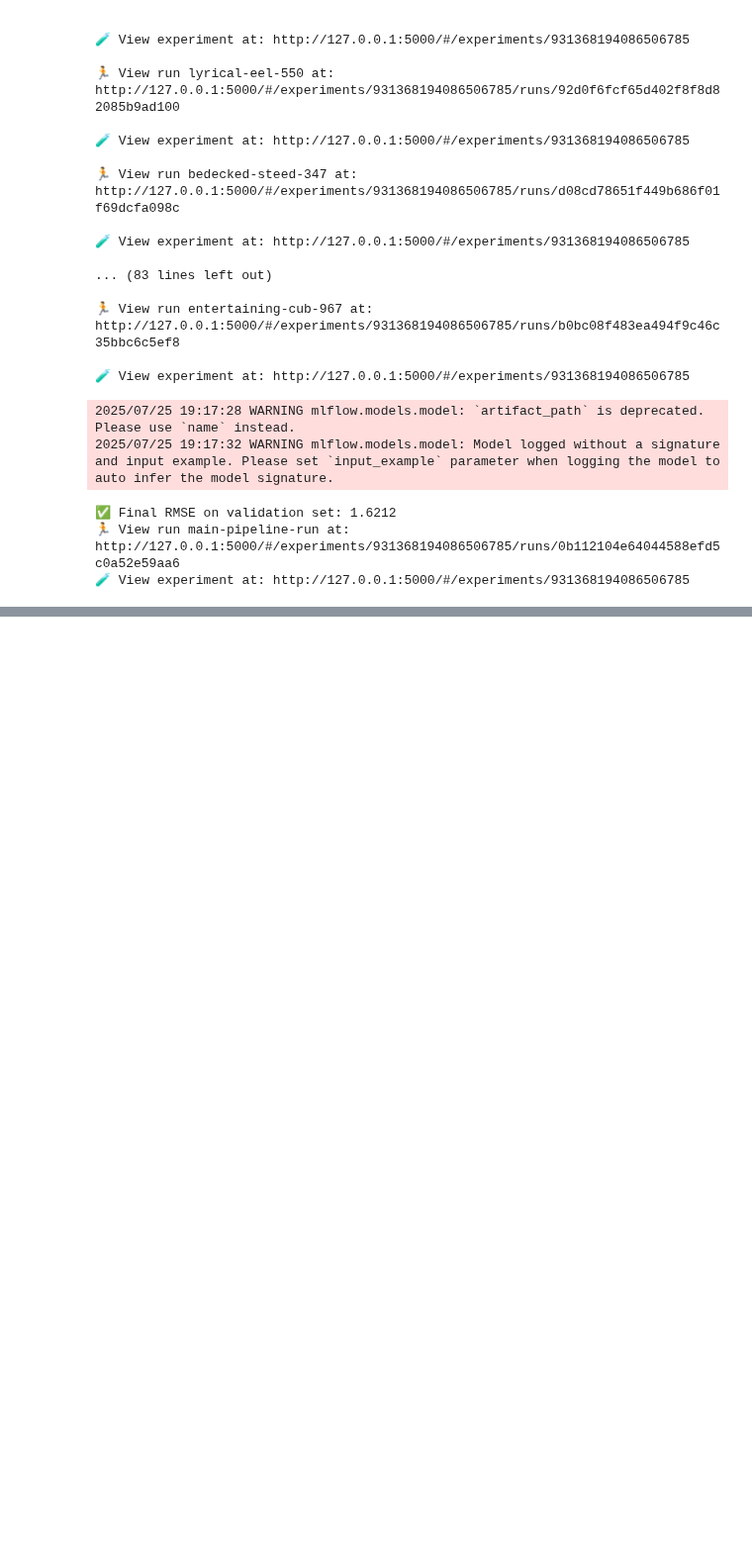
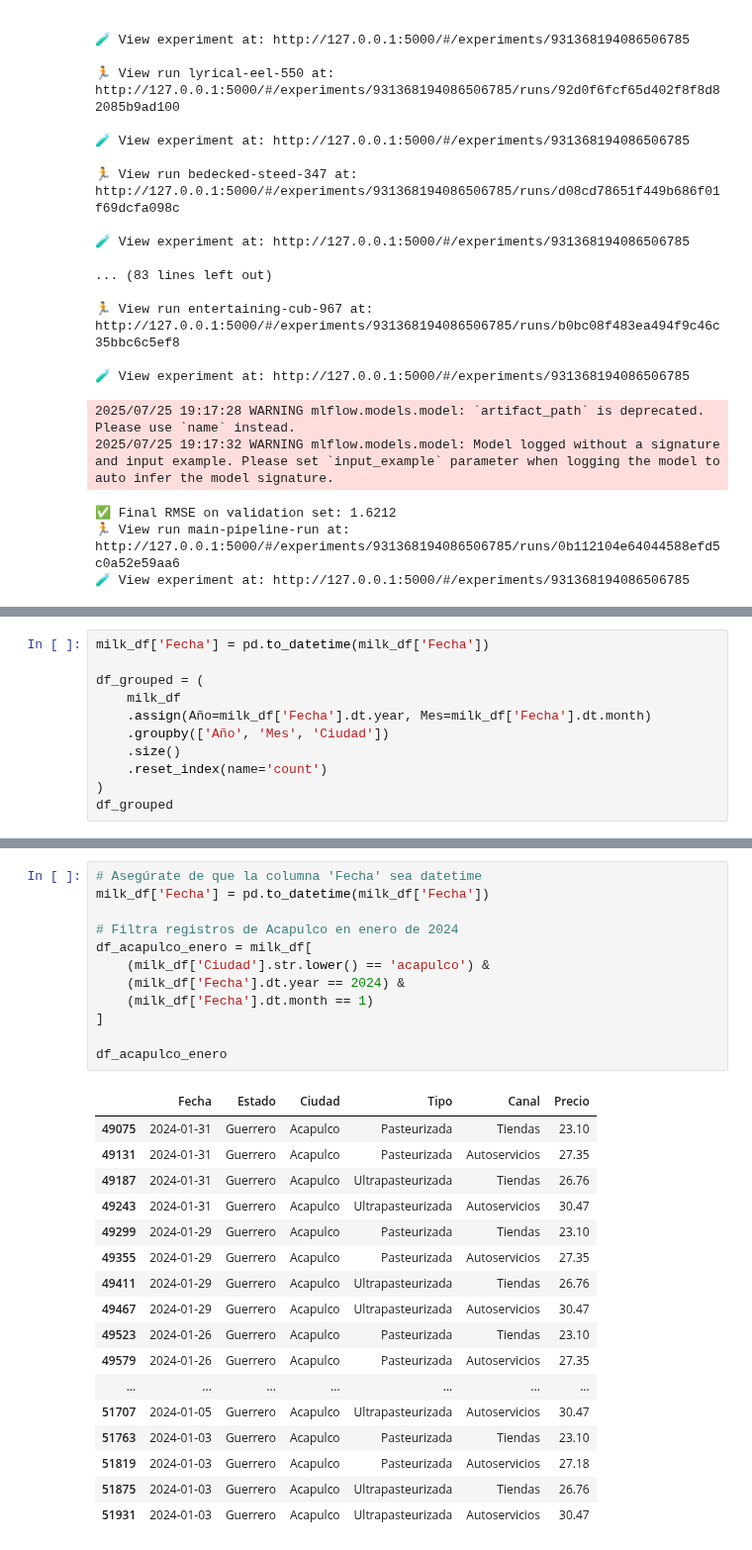
Before and after one commit to Maxkaizo/milk_price_prediction, a Jupyter notebook: lab/eda_and_train.ipynb, the cells around one changed output, grey strips where cells are left out. Shown at 99% size. Saved outputs shown, nothing was run; the diff lists cells and outputs as text; blank space fills up the shorter version.

```diff
--- a/lab/eda_and_train.ipynb
+++ b/lab/eda_and_train.ipynb
@@ -989,0 +1042,11 @@ Created version '2' of model 'milk-price-predictor'.
+# %%
+milk_df['Fecha'] = pd.to_datetime(milk_df['Fecha'])
+
+df_grouped = (
+    milk_df
+    .assign(Año=milk_df['Fecha'].dt.year, Mes=milk_df['Fecha'].dt.month)
+    .groupby(['Año', 'Mes', 'Ciudad'])
+    .size()
+    .reset_index(name='count')
+)
+df_grouped
@@ -989,0 +1067,30 @@ Created version '2' of model 'milk-price-predictor'.
+# %%
+# Asegúrate de que la columna 'Fecha' sea datetime
+milk_df['Fecha'] = pd.to_datetime(milk_df['Fecha'])
+
+# Filtra registros de Acapulco en enero de 2024
+df_acapulco_enero = milk_df[
+    (milk_df['Ciudad'].str.lower() == 'acapulco') &
+    (milk_df['Fecha'].dt.year == 2024) &
+    (milk_df['Fecha'].dt.month == 1)
+]
+
+df_acapulco_enero
+# %% [output]
+|  | Fecha | Estado | Ciudad | Tipo | Canal | Precio |
+| 49075 | 2024-01-31 | Guerrero | Acapulco | Pasteurizada | Tiendas | 23.10 |
+| 49131 | 2024-01-31 | Guerrero | Acapulco | Pasteurizada | Autoservicios | 27.35 |
+| 49187 | 2024-01-31 | Guerrero | Acapulco | Ultrapasteurizada | Tiendas | 26.76 |
+| 49243 | 2024-01-31 | Guerrero | Acapulco | Ultrapasteurizada | Autoservicios | 30.47 |
+| 49299 | 2024-01-29 | Guerrero | Acapulco | Pasteurizada | Tiendas | 23.10 |
+| 49355 | 2024-01-29 | Guerrero | Acapulco | Pasteurizada | Autoservicios | 27.35 |
+| 49411 | 2024-01-29 | Guerrero | Acapulco | Ultrapasteurizada | Tiendas | 26.76 |
+| 49467 | 2024-01-29 | Guerrero | Acapulco | Ultrapasteurizada | Autoservicios | 30.47 |
+| 49523 | 2024-01-26 | Guerrero | Acapulco | Pasteurizada | Tiendas | 23.10 |
+| 49579 | 2024-01-26 | Guerrero | Acapulco | Pasteurizada | Autoservicios | 27.35 |
+| ... | ... | ... | ... | ... | ... | ... |
+| 51707 | 2024-01-05 | Guerrero | Acapulco | Ultrapasteurizada | Autoservicios | 30.47 |
+| 51763 | 2024-01-03 | Guerrero | Acapulco | Pasteurizada | Tiendas | 23.10 |
+| 51819 | 2024-01-03 | Guerrero | Acapulco | Pasteurizada | Autoservicios | 27.18 |
+| 51875 | 2024-01-03 | Guerrero | Acapulco | Ultrapasteurizada | Tiendas | 26.76 |
+| 51931 | 2024-01-03 | Guerrero | Acapulco | Ultrapasteurizada | Autoservicios | 30.47 |
```
Also changed, not shown: parts of 8 cells of this notebook, 22 other files.
